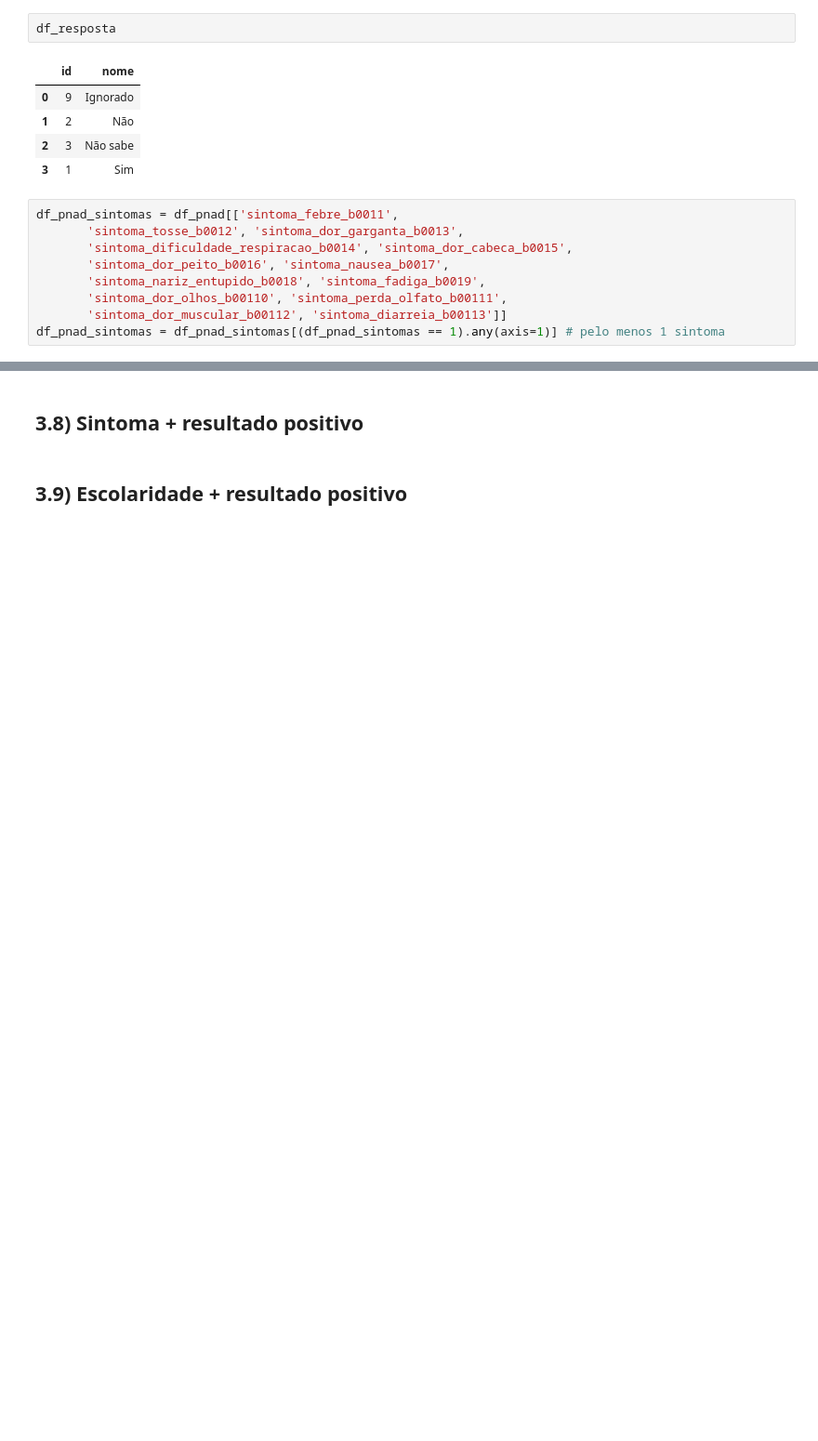
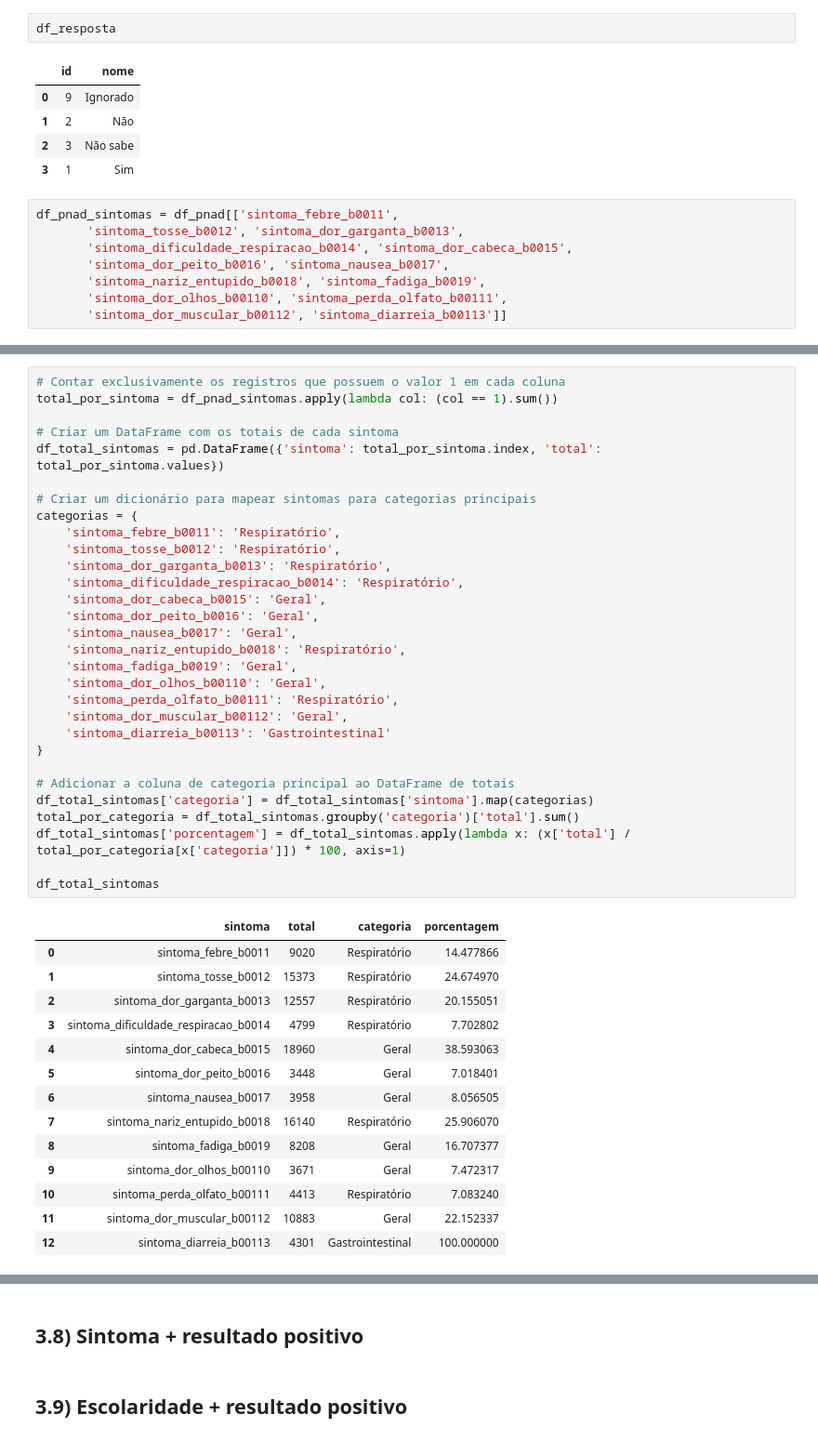
Before and after one commit to dhachcar/postech-tech-challenge-3, a Jupyter notebook: Tech_Challenge_3_Análises_para_o_Streamlit.ipynb, the cells around one changed output, grey strips where cells are left out. Shown: that part at 93% size. Saved outputs shown, nothing was run; the diff lists cells and outputs as text; blank space fills up the shorter version.

```diff
--- a/Tech_Challenge_3_Análises_para_o_Streamlit.ipynb
+++ b/Tech_Challenge_3_Análises_para_o_Streamlit.ipynb
@@ -378,4 +360,3 @@ df_pnad_sintomas = df_pnad[['sintoma_febre_b0011',
        'sintoma_nariz_entupido_b0018', 'sintoma_fadiga_b0019',
        'sintoma_dor_olhos_b00110', 'sintoma_perda_olfato_b00111',
        'sintoma_dor_muscular_b00112', 'sintoma_diarreia_b00113']]
-df_pnad_sintomas = df_pnad_sintomas[(df_pnad_sintomas == 1).any(axis=1)] # pelo menos 1 sintoma
@@ -389,0 +418,45 @@ df_pnad_sintomas.plot()
+# %%
+# Contar exclusivamente os registros que possuem o valor 1 em cada coluna
+total_por_sintoma = df_pnad_sintomas.apply(lambda col: (col == 1).sum())
+
+# Criar um DataFrame com os totais de cada sintoma
+df_total_sintomas = pd.DataFrame({'sintoma': total_por_sintoma.index, 'total': total_por_sintoma.values})
+
+# Criar um dicionário para mapear sintomas para categorias principais
+categorias = {
+    'sintoma_febre_b0011': 'Respiratório',
+    'sintoma_tosse_b0012': 'Respiratório',
+    'sintoma_dor_garganta_b0013': 'Respiratório',
+    'sintoma_dificuldade_respiracao_b0014': 'Respiratório',
+    'sintoma_dor_cabeca_b0015': 'Geral',
+    'sintoma_dor_peito_b0016': 'Geral',
+    'sintoma_nausea_b0017': 'Geral',
+    'sintoma_nariz_entupido_b0018': 'Respiratório',
+    'sintoma_fadiga_b0019': 'Geral',
+    'sintoma_dor_olhos_b00110': 'Geral',
+    'sintoma_perda_olfato_b00111': 'Respiratório',
+    'sintoma_dor_muscular_b00112': 'Geral',
+    'sintoma_diarreia_b00113': 'Gastrointestinal'
+}
+
+# Adicionar a coluna de categoria principal ao DataFrame de totais
+df_total_sintomas['categoria'] = df_total_sintomas['sintoma'].map(categorias)
+total_por_categoria = df_total_sintomas.groupby('categoria')['total'].sum()
+df_total_sintomas['porcentagem'] = df_total_sintomas.apply(lambda x: (x['total'] / total_por_categoria[x['categoria']]) * 100, axis=1)
+
+df_total_sintomas
+# %% [output]
+|  | sintoma | total | categoria | porcentagem |
+| 0 | sintoma_febre_b0011 | 9020 | Respiratório | 14.477866 |
+| 1 | sintoma_tosse_b0012 | 15373 | Respiratório | 24.674970 |
+| 2 | sintoma_dor_garganta_b0013 | 12557 | Respiratório | 20.155051 |
+| 3 | sintoma_dificuldade_respiracao_b0014 | 4799 | Respiratório | 7.702802 |
+| 4 | sintoma_dor_cabeca_b0015 | 18960 | Geral | 38.593063 |
+| 5 | sintoma_dor_peito_b0016 | 3448 | Geral | 7.018401 |
+| 6 | sintoma_nausea_b0017 | 3958 | Geral | 8.056505 |
+| 7 | sintoma_nariz_entupido_b0018 | 16140 | Respiratório | 25.906070 |
+| 8 | sintoma_fadiga_b0019 | 8208 | Geral | 16.707377 |
+| 9 | sintoma_dor_olhos_b00110 | 3671 | Geral | 7.472317 |
+| 10 | sintoma_perda_olfato_b00111 | 4413 | Respiratório | 7.083240 |
+| 11 | sintoma_dor_muscular_b00112 | 10883 | Geral | 22.152337 |
+| 12 | sintoma_diarreia_b00113 | 4301 | Gastrointestinal | 100.000000 |
```
Also changed, not shown: parts of 12 cells of this notebook.
